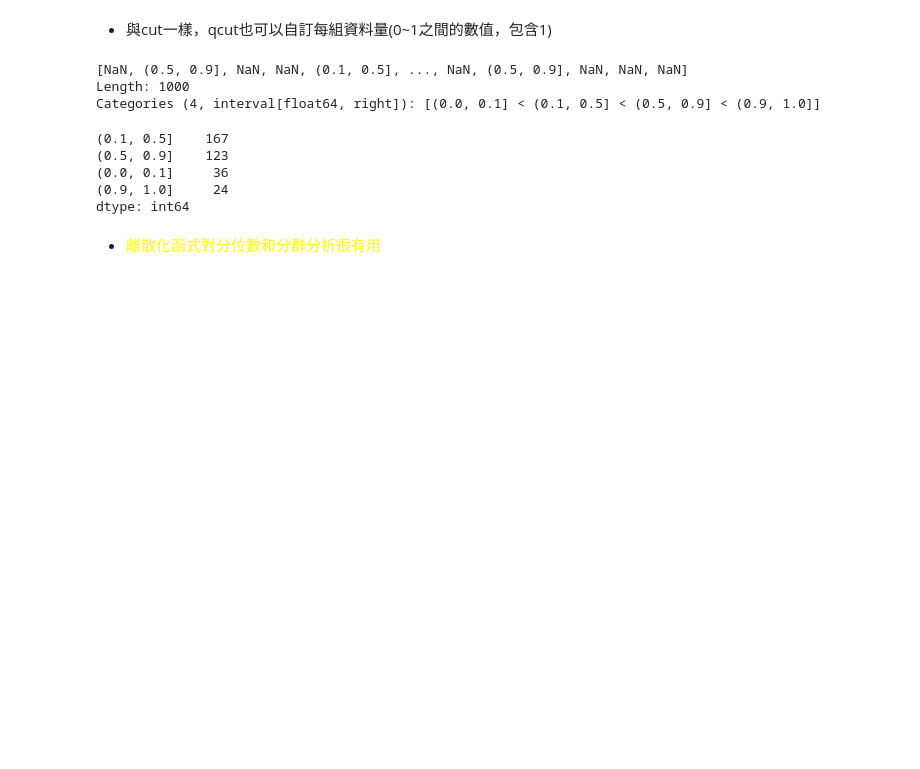
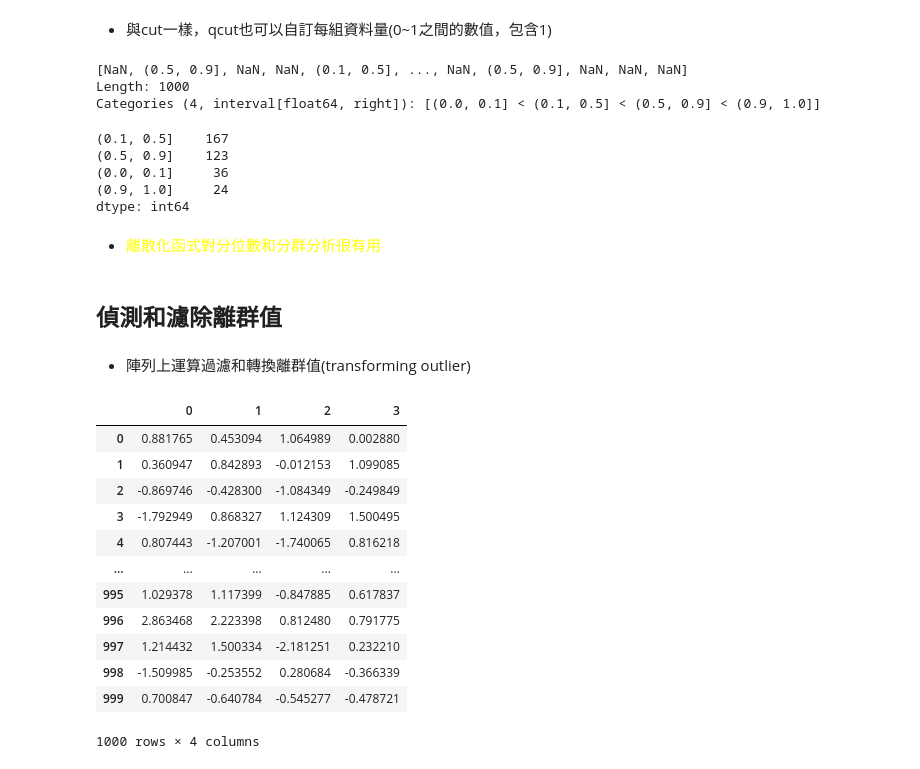
Before and after one commit to VanLinLin/practice-file, a Jupyter notebook: Python資料分析(Ch7).ipynb, the cells around one changed output. Saved outputs shown, nothing was run; the diff lists cells and outputs as text; code cells hidden in the pictures; blank space fills up the shorter version.

```diff
--- a/Python資料分析(Ch7).ipynb
+++ b/Python資料分析(Ch7).ipynb
@@ -729,3 +729,24 @@ pd.value_counts(cats2)
 dtype: int64
 # %% [markdown]
 * <font color=yellow>離散化函式對分位數和分群分析很有用</font>
+# %% [markdown]
+## 偵測和濾除離群值
+# %% [markdown]
+* 陣列上運算過濾和轉換離群值(transforming outlier)
+# %%
+data = pd.DataFrame(np.random.randn(1000, 4))
+data
+# %% [output]
+|  | 0 | 1 | 2 | 3 |
+| 0 | 0.881765 | 0.453094 | 1.064989 | 0.002880 |
+| 1 | 0.360947 | 0.842893 | -0.012153 | 1.099085 |
+| 2 | -0.869746 | -0.428300 | -1.084349 | -0.249849 |
+| 3 | -1.792949 | 0.868327 | 1.124309 | 1.500495 |
+| 4 | 0.807443 | -1.207001 | -1.740065 | 0.816218 |
+| ... | ... | ... | ... | ... |
+| 995 | 1.029378 | 1.117399 | -0.847885 | 0.617837 |
+| 996 | 2.863468 | 2.223398 | 0.812480 | 0.791775 |
+| 997 | 1.214432 | 1.500334 | -2.181251 | 0.232210 |
+| 998 | -1.509985 | -0.253552 | 0.280684 | -0.366339 |
+| 999 | 0.700847 | -0.640784 | -0.545277 | -0.478721 |
+1000 rows × 4 columns
```
Also changed, not shown: parts of 12 cells of this notebook.
